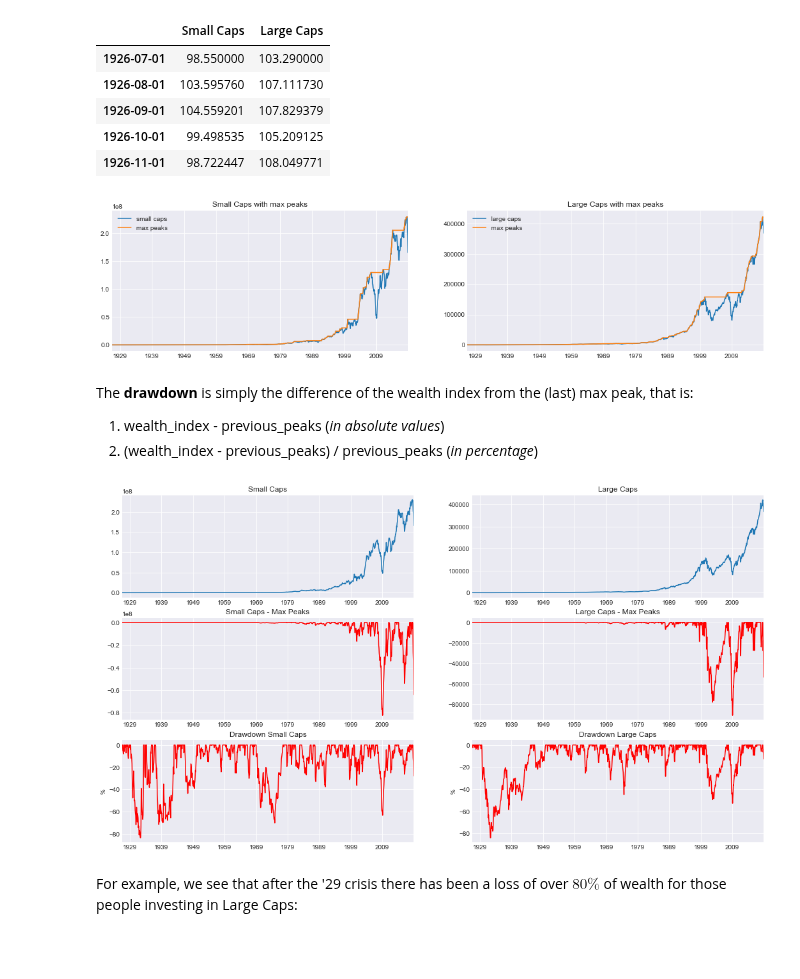
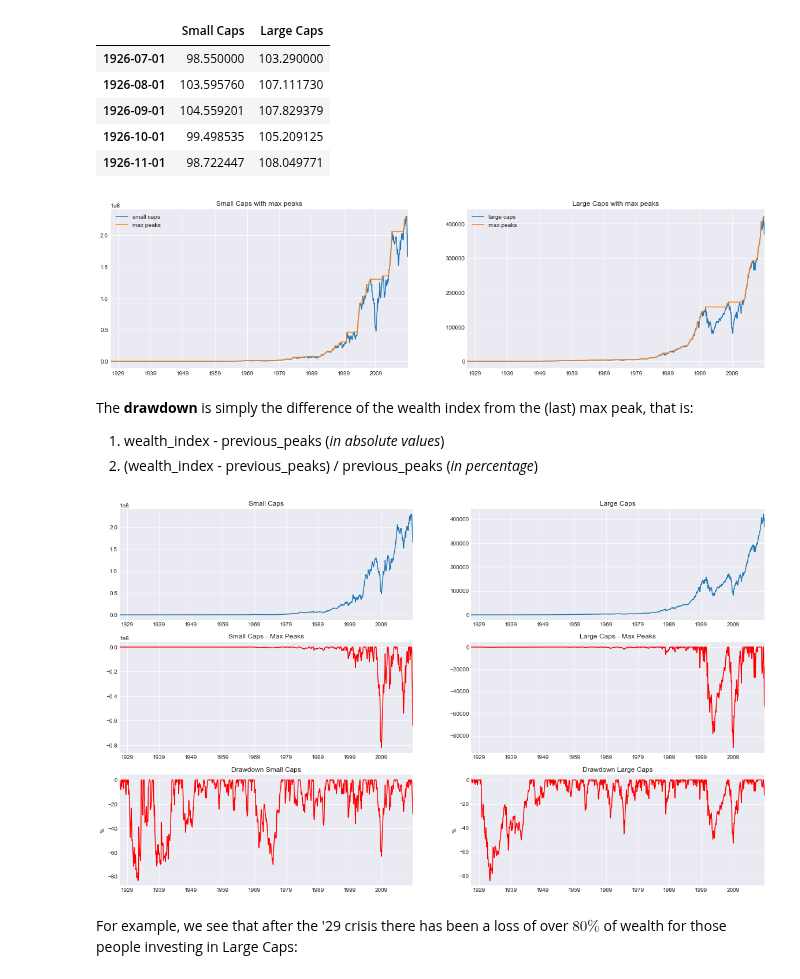
Before and after one commit to z4ir3/finance-courses, a Jupyter notebook: week-1.ipynb, the cells around one changed output. Cells and saved outputs as stored; diff of their text form; code cells hidden in the pictures; blank space fills up the shorter version.

```diff
--- a/week-1.ipynb
+++ b/week-1.ipynb
@@ -508,28 +509,24 @@ wealth_index.head()
 | 1926-10-01 | 99.498535 | 105.209125 |
 | 1926-11-01 | 98.722447 | 108.049771 |
 # %%
-f, ax = plt.subplots(figsize=(18,4), nrows=1, ncols=2)
-
+f, ax = plt.subplots(figsize=(20,5), nrows=1, ncols=2)
 # Plot of the wealth indices
 wealth_index["Small Caps"].plot(grid=True, ax=ax[0], label="small caps", legend=True)
 wealth_index["Large Caps"].plot(grid=True, ax=ax[1], label="large caps", legend=True )
-
 # Using the cummax() method we can compute the cumulative max (peaks) throughout the series
 previous_peaks = wealth_index.cummax()
 previous_peaks["Small Caps"].plot(title="Small Caps with max peaks", grid=True, ax=ax[0], label="max peaks", legend=True)
 previous_peaks["Large Caps"].plot(title="Large Caps with max peaks", grid=True, ax=ax[1], label="max peaks", legend=True)
 plt.legend()
-
 plt.show()
 # %% [output]
-[figure, old version]
+[figure, new version]
 # %% [markdown]
 The **drawdown** is simply the difference of the wealth index from the (last) max peak, that is:
 1. wealth_index - previous_peaks                    (*in absolute values*)
 2. (wealth_index - previous_peaks) / previous_peaks (*in percentage*)
 # %%
-f, ax = plt.subplots(figsize=(18,10), nrows=3, ncols=2)
-
+f, ax = plt.subplots(3,2,figsize=(20,12))
 # Plot of the wealth indices
 wealth_index["Small Caps"].plot(grid=True, title="Small Caps", ax=ax[0,0])
 wealth_index["Large Caps"].plot(grid=True, title="Large Caps", ax=ax[0,1])
@@ -542,10 +539,9 @@ drawdown = (wealth_index - previous_peaks) / previous_peaks
 (drawdown["Large Caps"]*100).plot(grid=True, title="Drawdown Large Caps", ax=ax[2,1], color='r')
 ax[2,0].set_ylabel("%")
 ax[2,1].set_ylabel("%")
-
 plt.show()
 # %% [output]
-[figure, old version]
+[figure, new version]
 # %% [markdown]
 For example, we see that after the '29 crisis there has been a loss of over $80\%$ of wealth for those people investing in Large Caps:
 # %%
```
Also changed, not shown: parts of 33 cells of this notebook.
